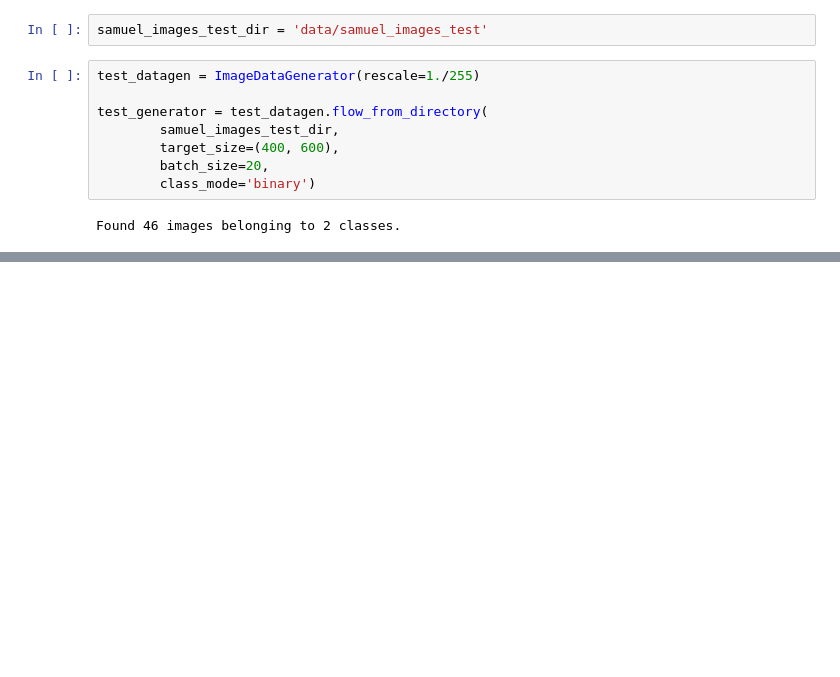
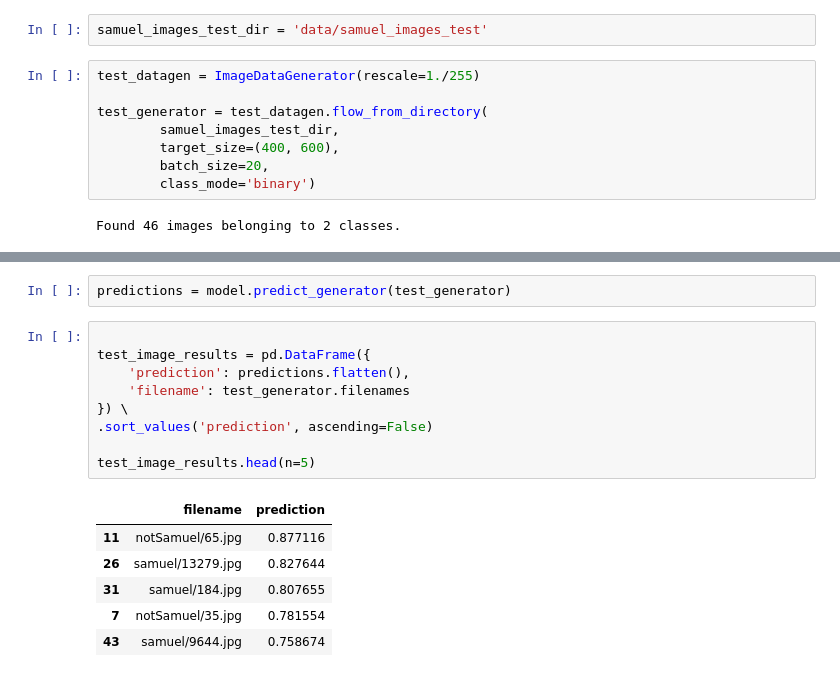
Before and after one commit to kjprice/smu-machine-learning, a Jupyter notebook: final/Predict Samuel From Images.ipynb, the cells around one changed output, grey strips where cells are left out. Cells and saved outputs as stored; diff of their text form; blank space fills up the shorter version.

```diff
--- a/final/Predict Samuel From Images.ipynb
+++ b/final/Predict Samuel From Images.ipynb
@@ -160,0 +189,18 @@ print('loss={}, acc={}'.format(loss, acc))
+# %%
+predictions = model.predict_generator(test_generator)
+# %%
+
+test_image_results = pd.DataFrame({
+    'prediction': predictions.flatten(),
+    'filename': test_generator.filenames
+}) \
+.sort_values('prediction', ascending=False)
+
+test_image_results.head(n=5)
+# %% [output]
+|  | filename | prediction |
+| 11 | notSamuel/65.jpg | 0.877116 |
+| 26 | samuel/13279.jpg | 0.827644 |
+| 31 | samuel/184.jpg | 0.807655 |
+| 7 | notSamuel/35.jpg | 0.781554 |
+| 43 | samuel/9644.jpg | 0.758674 |
```
Also changed, not shown: parts of 11 cells of this notebook, 1 other file.
